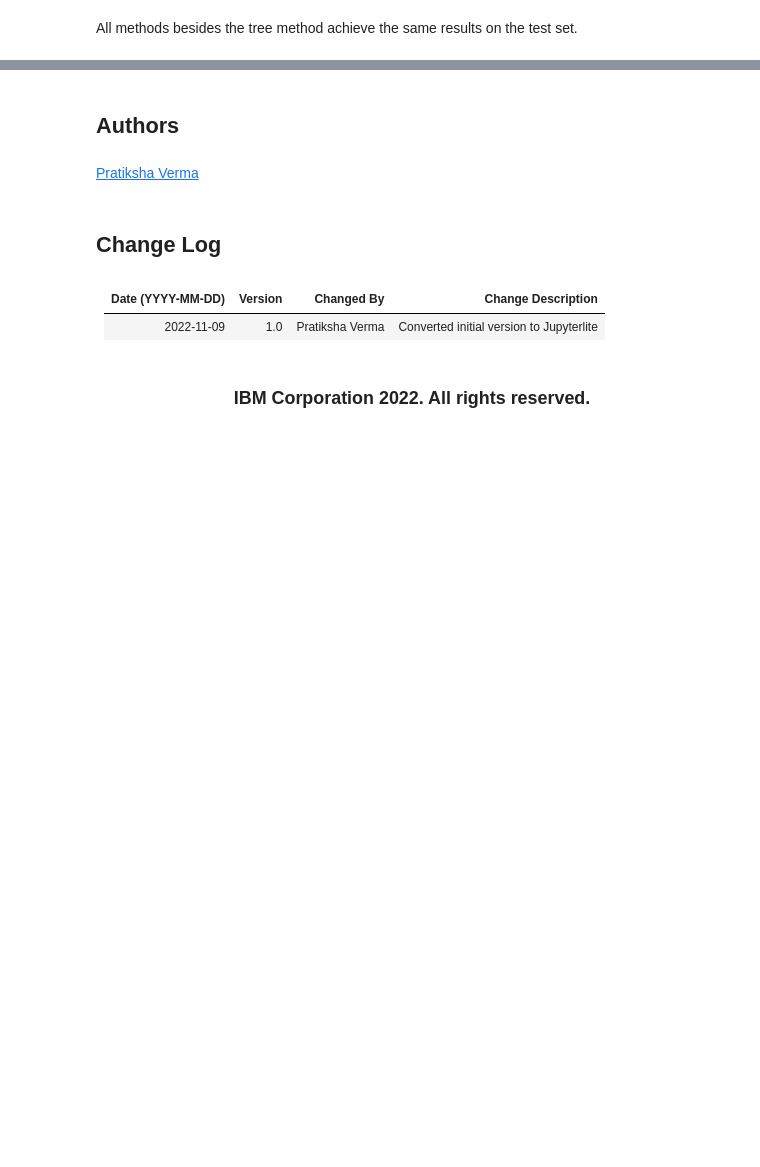
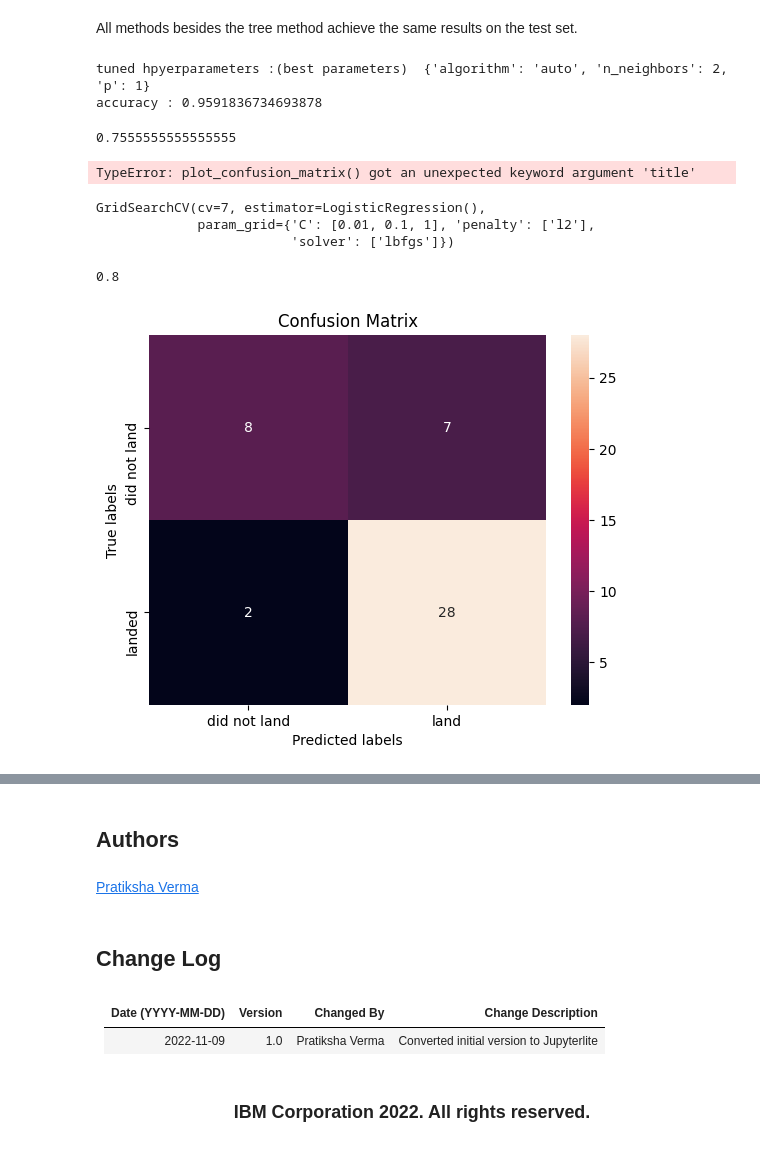
Before and after one commit to erabinov/coursera_projects, a Jupyter notebook: Capstone/SpaceX_Machine_Learning_Prediction_Part_5.jupyterlite.ipynb, the cells around one changed output, grey strips where cells are left out. Drawn from its saved outputs; the diff is of its cells as text; code cells hidden in the pictures; blank space fills up the shorter version.

```diff
--- a/Capstone/SpaceX_Machine_Learning_Prediction_Part_5.jupyterlite.ipynb
+++ b/Capstone/SpaceX_Machine_Learning_Prediction_Part_5.jupyterlite.ipynb
@@ -315,0 +318,42 @@ All methods besides the tree method achieve the same results on the test set.
+# %%
+parameters = {'n_neighbors': [1, 2, 3, 4, 5, 6, 7, 8, 9, 10],
+              'algorithm': ['auto', 'ball_tree', 'kd_tree', 'brute'],
+              'p': [1,2]}
+
+KNN = KNeighborsClassifier()
+new_knn_cv = GridSearchCV(KNN, parameters, cv=7)
+new_knn_cv.fit(X_train, Y_train)
+print("tuned hpyerparameters :(best parameters) ",new_knn_cv.best_params_)
+print("accuracy :",new_knn_cv.best_score_)
+# %% [output]
+tuned hpyerparameters :(best parameters)  {'algorithm': 'auto', 'n_neighbors': 2, 'p': 1}
+accuracy : 0.9591836734693878
+# %%
+new_knn_acc = new_knn_cv.score(X_test, Y_test)
+new_knn_acc
+# %% [output]
+0.7555555555555555
+# %%
+yhat = new_knn_cv.predict(X_test)
+plot_confusion_matrix(Y_test,yhat, title='Confusion Matrix for 7-Fold CV of KNN')
+# %% [output]
+TypeError: plot_confusion_matrix() got an unexpected keyword argument 'title'
+# %%
+parameters ={"C":[0.01,0.1,1],'penalty':['l2'], 'solver':['lbfgs']}# l1 lasso l2 ridge
+lr=LogisticRegression()
+new_logreg_cv = GridSearchCV(lr, parameters, cv=7)
+new_logreg_cv.fit(X_train, Y_train)
+# %% [output]
+GridSearchCV(cv=7, estimator=LogisticRegression(),
+             param_grid={'C': [0.01, 0.1, 1], 'penalty': ['l2'],
+                         'solver': ['lbfgs']})
+# %%
+new_log_reg_acc = new_logreg_cv.score(X_test, Y_test)
+new_log_reg_acc
+# %% [output]
+0.8
+# %%
+yhat = new_logreg_cv.predict(X_test)
+plot_confusion_matrix(Y_test,yhat)
+# %% [output]
+[figure, added]
```
Also changed, not shown: parts of 21 cells of this notebook.
